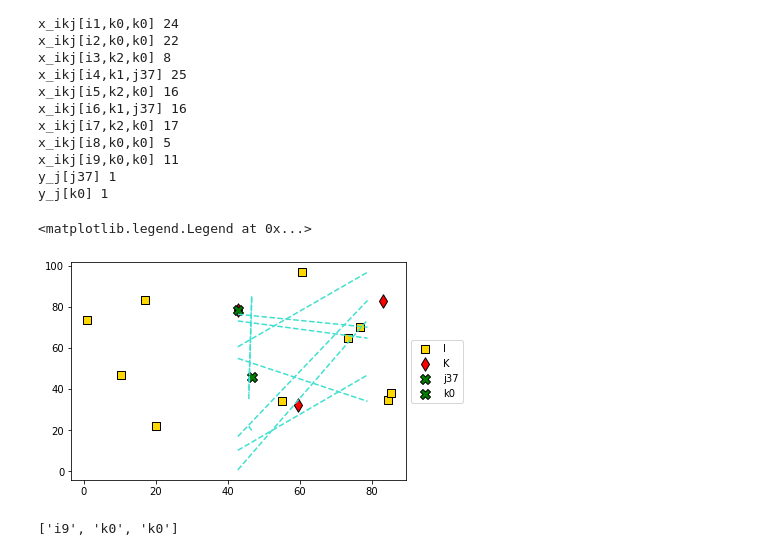
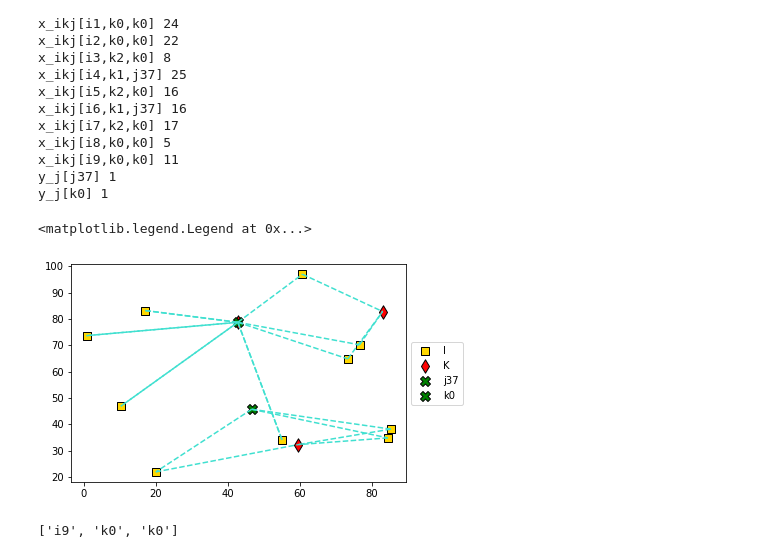
Before and after one commit to petrenaa/Master_Thesis_Drone_Specimen_Delivery, a Jupyter notebook: Specimen Delivery Project.ipynb, the cells around one changed output. Drawn from its saved outputs; the diff is of its cells as text; code cells hidden in the pictures.

Commit message:
Adding values to the graph

```diff
--- a/Specimen Delivery Project.ipynb
+++ b/Specimen Delivery Project.ipynb
@@ -291,31 +291,38 @@ y_j[k0] 1
 # %%
 # plt.scatter(J['Latitude'], J['Longtitude'], color = 'blue', edgecolors = 'black',
 #             marker = 'o', s = 30, label = 'J')
 plt.scatter(I['Latitude'], I['Longtitude'], color = 'gold', edgecolors = 'black',
             marker = 's', s = 50, label = 'I')
 plt.scatter(K['Latitude'], K['Longtitude'], color = 'red', edgecolors = 'black',
             marker = 'd', s = 90, label = 'K')
 
 
+
+
+for v in model1.getVars():
+    if v.xn > 0:
+        if v.varName.startswith('x_ikj'):
+            indices_x = v.varName[6:-1].split(',') #drop variable name and brackets and convert to a list of indices
+            plt.plot((J.loc[indices_x[2], 'Latitude'], I.loc[indices_x[0], 'Latitude']),
+                     (J.loc[indices_x[2], 'Longtitude'], I.loc[indices_x[0], 'Longtitude']),
+                     color = 'turquoise', linestyle = "--")
+            plt.plot((I.loc[indices_x[0], 'Latitude'], K.loc[indices_x[1], 'Latitude']),
+                     (I.loc[indices_x[0], 'Longtitude'], K.loc[indices_x[1], 'Longtitude']),
+                     color = 'turquoise', linestyle = "--")
+
+
 for v in model1.getVars():
     if v.xn > 0:
         if v.varName.startswith('y_j'):
             index_y = v.varName[4:-1]
             plt.scatter(J.loc[index_y, 'Latitude'], J.loc[index_y, 'Longtitude'], color = 'green',
                         edgecolors = 'black', s = 100, marker = 'X', label = index_y)
 
-for v in model1.getVars():
-    if v.xn > 0:
-        if v.varName.startswith('x_ikj'):
-            indices_x = v.varName[6:-1].split(',') #drop variable name and brackets and convert to a list of indices
-            plt.plot((J.loc[indices_x[2], 'Latitude'], J.loc[indices_x[2], 'Longtitude']),
-                     (I.loc[indices_x[0], 'Latitude'], I.loc[indices_x[0], 'Longtitude']),
-                     color = 'turquoise', linestyle = "--")
 
 plt.legend(loc='center left', bbox_to_anchor=(1, 0.5))
 # %% [output]
 <matplotlib.legend.Legend at 0x...>
-[figure, old version]
+[figure, new version]
 # %%
 indices_x
 # %% [output]
```
